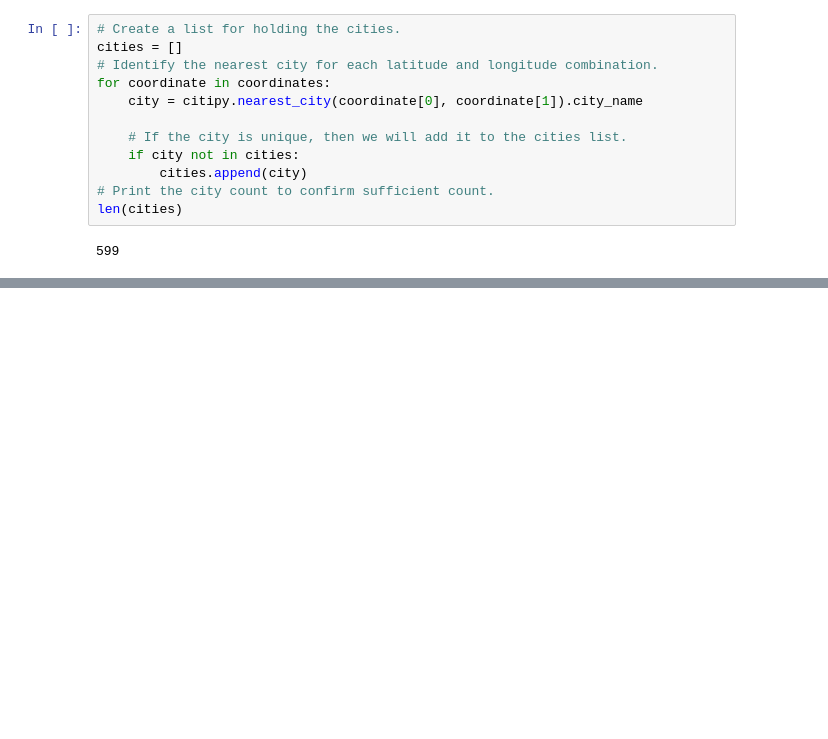
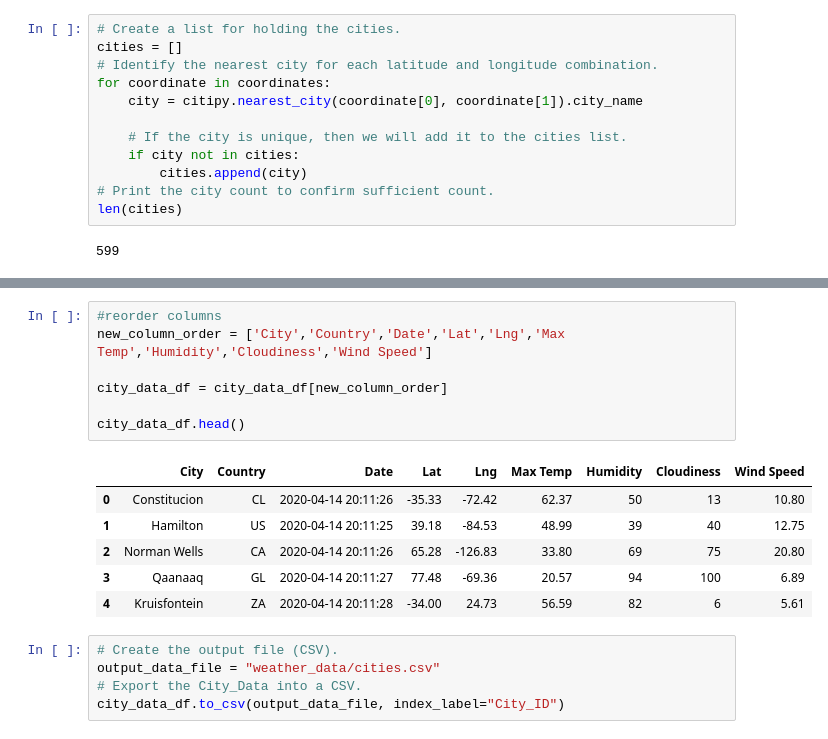
Before and after one commit to michaelberg1005/Module-6-World_Weather_Analysis, a Jupyter notebook: WeatherPy.ipynb, the cells around one changed output, grey strips where cells are left out. Drawn from its saved outputs; the diff is of its cells as text; blank space fills up the shorter version.

```diff
--- a/WeatherPy.ipynb
+++ b/WeatherPy.ipynb
@@ -38,0 +148,19 @@ len(cities)
+# %%
+#reorder columns
+new_column_order = ['City','Country','Date','Lat','Lng','Max Temp','Humidity','Cloudiness','Wind Speed']
+
+city_data_df = city_data_df[new_column_order]
+
+city_data_df.head()
+# %% [output]
+|  | City | Country | Date | Lat | Lng | Max Temp | Humidity | Cloudiness | Wind Speed |
+| 0 | Constitucion | CL | 2020-04-14 20:11:26 | -35.33 | -72.42 | 62.37 | 50 | 13 | 10.80 |
+| 1 | Hamilton | US | 2020-04-14 20:11:25 | 39.18 | -84.53 | 48.99 | 39 | 40 | 12.75 |
+| 2 | Norman Wells | CA | 2020-04-14 20:11:26 | 65.28 | -126.83 | 33.80 | 69 | 75 | 20.80 |
+| 3 | Qaanaaq | GL | 2020-04-14 20:11:27 | 77.48 | -69.36 | 20.57 | 94 | 100 | 6.89 |
+| 4 | Kruisfontein | ZA | 2020-04-14 20:11:28 | -34.00 | 24.73 | 56.59 | 82 | 6 | 5.61 |
+# %%
+# Create the output file (CSV).
+output_data_file = "weather_data/cities.csv"
+# Export the City_Data into a CSV.
+city_data_df.to_csv(output_data_file, index_label="City_ID")
```
Also changed, not shown: parts of 5 cells of this notebook, 2 other files.
